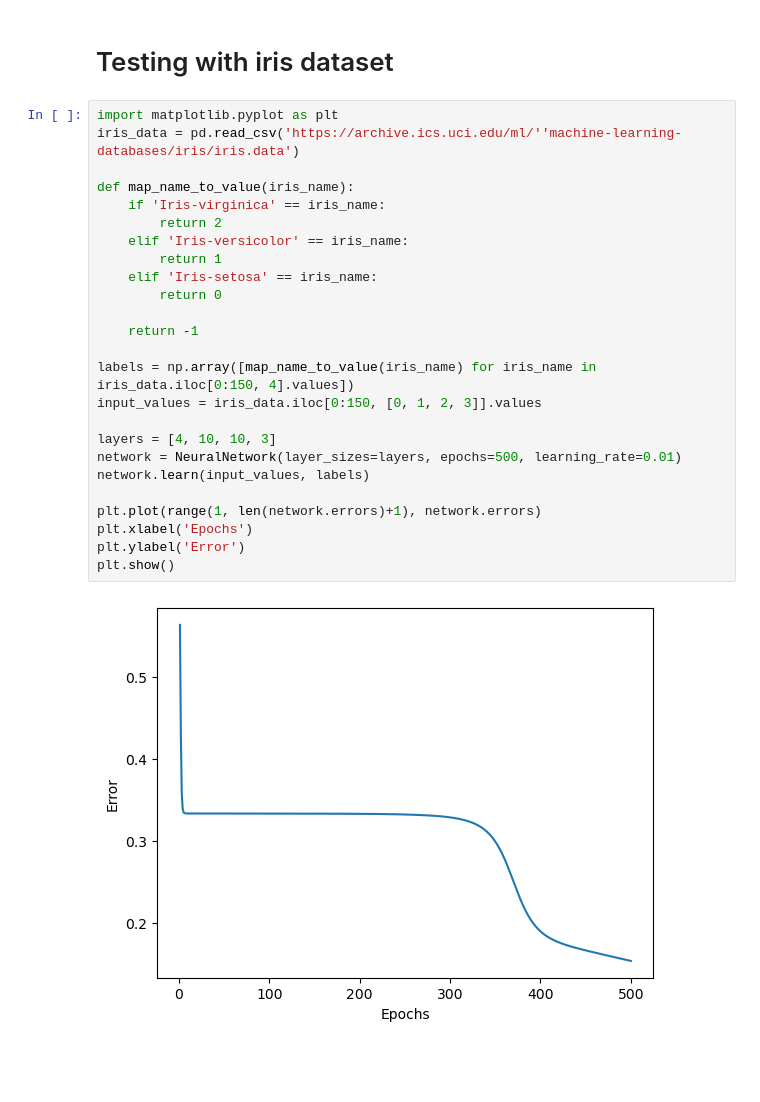
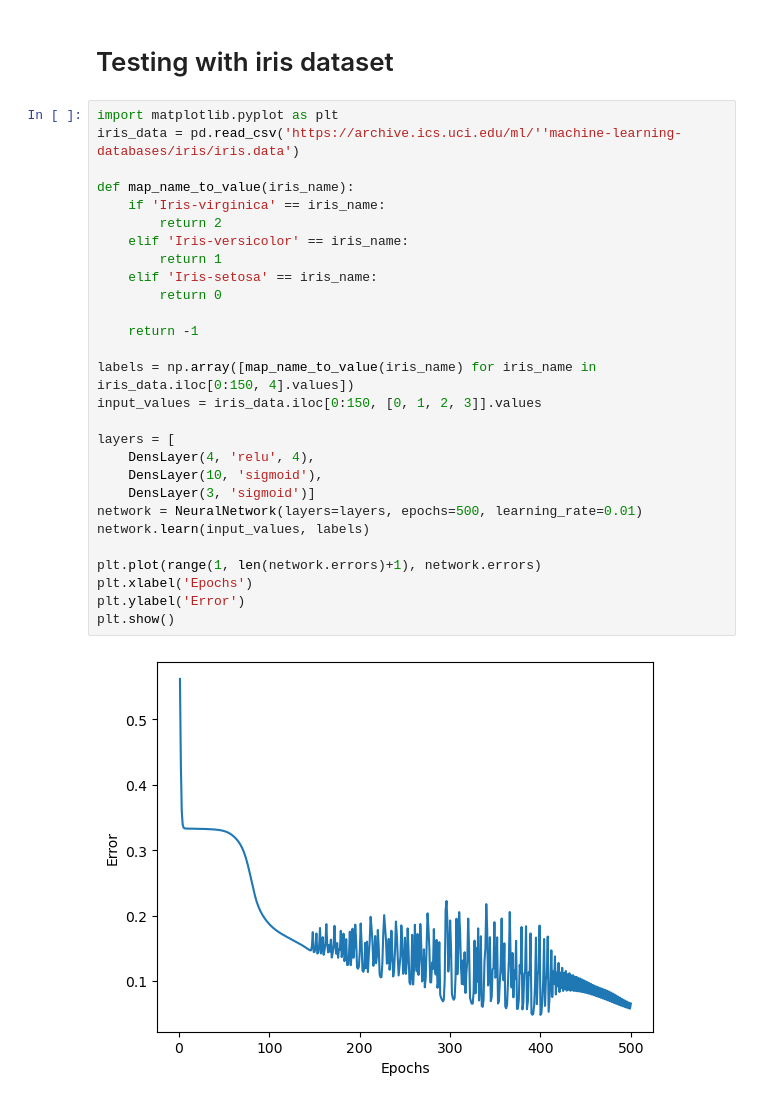
Before and after one commit to Wiktor-99/Neural-Network, a Jupyter notebook: NeuralNetwork.ipynb, the cells around one changed output. Saved outputs shown, nothing was run; the diff lists cells and outputs as text; blank space fills up the shorter version.

Commit message:
Extend layer to use diffrent activation functions

```diff
--- a/NeuralNetwork.ipynb
+++ b/NeuralNetwork.ipynb
@@ -97,27 +120,30 @@ class NeuralNetwork:
 # %%
 import matplotlib.pyplot as plt
 iris_data = pd.read_csv('https://archive.ics.uci.edu/ml/''machine-learning-databases/iris/iris.data')
 
 def map_name_to_value(iris_name):
     if 'Iris-virginica' == iris_name:
         return 2
     elif 'Iris-versicolor' == iris_name:
         return 1
     elif 'Iris-setosa' == iris_name:
         return 0
 
     return -1
 
 labels = np.array([map_name_to_value(iris_name) for iris_name in iris_data.iloc[0:150, 4].values])
 input_values = iris_data.iloc[0:150, [0, 1, 2, 3]].values
 
-layers = [4, 10, 10, 3]
-network = NeuralNetwork(layer_sizes=layers, epochs=500, learning_rate=0.01)
+layers = [
+    DensLayer(4, 'relu', 4),
+    DensLayer(10, 'sigmoid'),
+    DensLayer(3, 'sigmoid')]
+network = NeuralNetwork(layers=layers, epochs=500, learning_rate=0.01)
 network.learn(input_values, labels)
 
 plt.plot(range(1, len(network.errors)+1), network.errors)
 plt.xlabel('Epochs')
 plt.ylabel('Error')
 plt.show()
 # %% [output]
-[figure, old version]
+[figure, new version]
```
Also changed, not shown: parts of 1 cell of this notebook.
